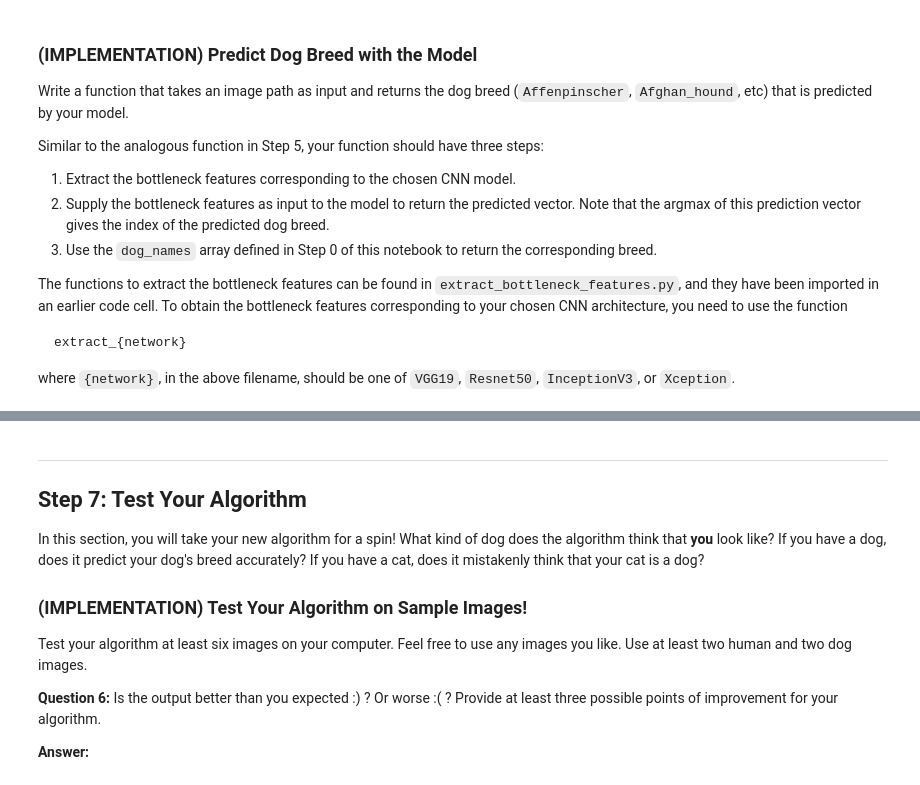
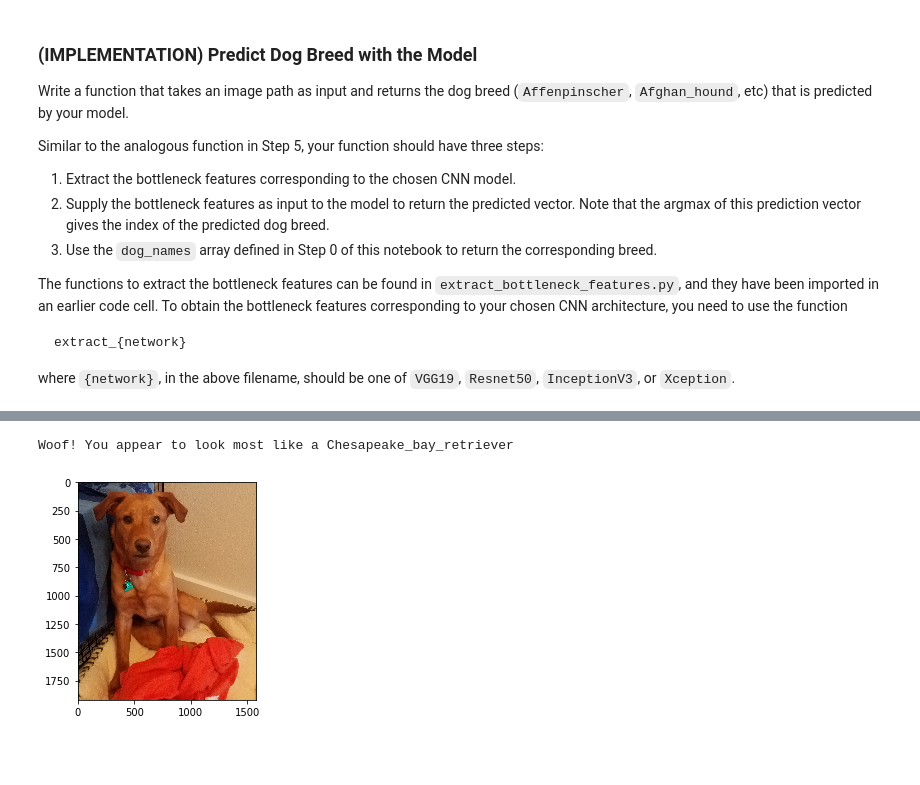
Before and after one commit to streed/dog-project, a Jupyter notebook: dog_app.ipynb, the cells around one changed output, grey strips where cells are left out. Saved outputs shown, nothing was run; the diff lists cells and outputs as text; code cells hidden in the pictures; blank space fills up the shorter version.

```diff
--- a/dog_app.ipynb
+++ b/dog_app.ipynb
@@ -702,11 +758,8 @@ where `{network}`, in the above filename, should be one of `VGG19`, `Resnet50`,
 def classify_dog(image):
     bottleneck_feature = extract_Xception(path_to_tensor(image))
     predicted_vector = xception_model.predict(bottleneck_feature)
-    dog_types = []
-    for i in range(10):
-        dog_types.append(dog_names[np.argmax(predicted_vector)])
-        predicted_vector[0][np.argmax(predicted_vector)]= 0
-    return dog_types
+    dog_type = ''
+    return dog_names[np.argmax(predicted_vector)]
 
 img = "personal/me.jpg"
 print(classify_dog(img))
@@ -733,3 +786,25 @@ Some sample output for our algorithm is provided below, but feel free to design
 
 
 ### (IMPLEMENTATION) Write your Algorithm
+# %%
+### TODO: Write your algorithm.
+### Feel free to use as many code cells as needed.
+
+def dog_for_human_or_for_dog(image_path):
+    message = ''
+    breed = ''
+    error = False
+    if face_detector(image_path):
+        message = 'Hello Human!'
+        breed = classify_dog(image_path)
+    elif dog_detector(image_path):
+        message = 'Woof!'
+        breed = classify_dog(image_path)
+    else:
+        message = 'There appears to not be a dog or a human in this image...please send a image with either a human face or a dog in it please!'
+        error = True
+
+    if not error:
+        message += ' You appear to look most like a ' + breed
+        plt.imshow(cv2.cvtColor(cv2.imread(image_path), cv2.COLOR_BGR2RGB))
+    print(message)
@@ -739,14 +835,0 @@ Some sample output for our algorithm is provided below, but feel free to design
-# %% [markdown]
----
-<a id='step7'></a>
-## Step 7: Test Your Algorithm
-
-In this section, you will take your new algorithm for a spin!  What kind of dog does the algorithm think that __you__ look like?  If you have a dog, does it predict your dog's breed accurately?  If you have a cat, does it mistakenly think that your cat is a dog?
-
-### (IMPLEMENTATION) Test Your Algorithm on Sample Images!
-
-Test your algorithm at least six images on your computer.  Feel free to use any images you like.  Use at least two human and two dog images.
-
-__Question 6:__ Is the output better than you expected :) ?  Or worse :( ?  Provide at least three possible points of improvement for your algorithm.
-
-__Answer:__
@@ -756,0 +836,6 @@ __Answer:__
+# %%
+img = "personal/theo.jpg"
+dog_for_human_or_for_dog(img)
+# %% [output]
+Woof! You appear to look most like a Chesapeake_bay_retriever
+[figure, added]
```
Also changed, not shown: parts of 25 cells of this notebook, 2 other files.
